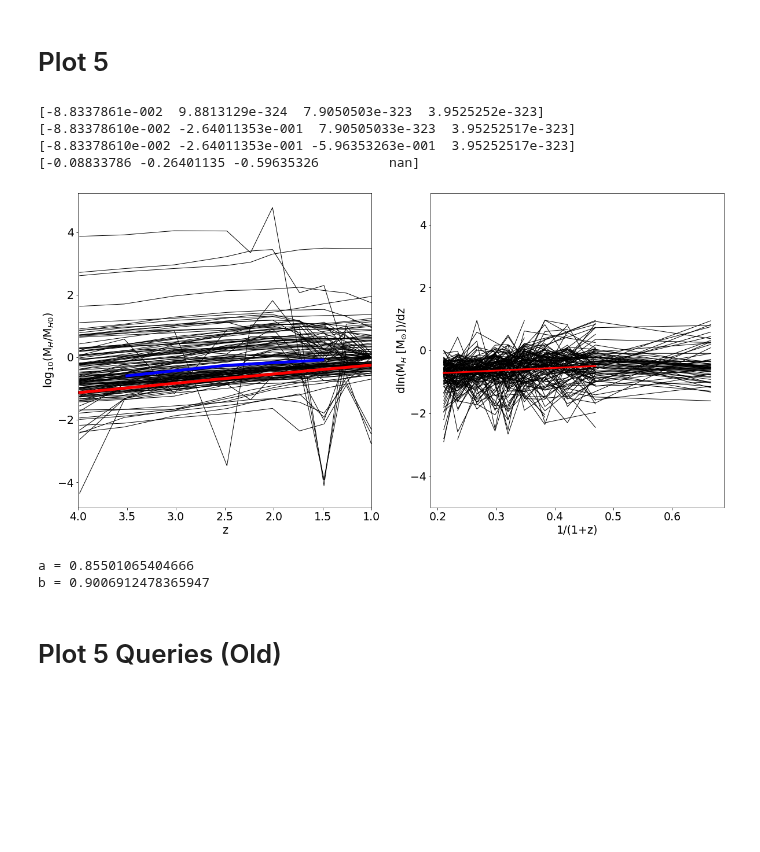
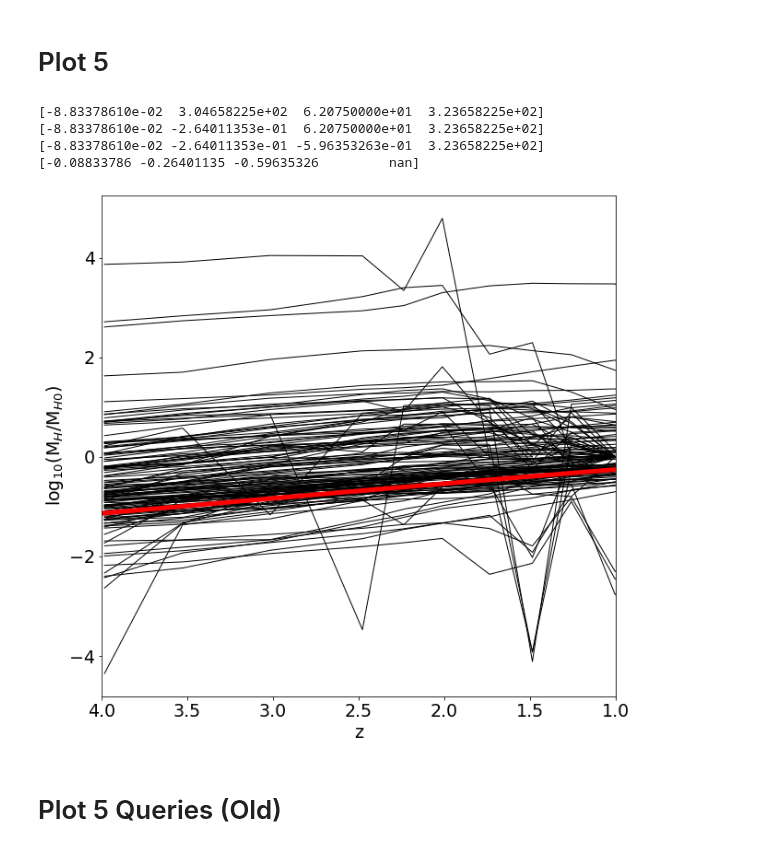
Before and after one commit to xvh422/L4-Project, a Jupyter notebook: J_Carter_Code.ipynb, the cells around one changed output. Cells and saved outputs as stored; diff of their text form; code cells hidden in the pictures; blank space fills up the shorter version.

```diff
--- a/J_Carter_Code.ipynb
+++ b/J_Carter_Code.ipynb
@@ -1087,7 +1093,7 @@ def medians(xs, ys, min, max, step):
 # %% [markdown]
 # Plot 5
 # %%
-fig, (ax1, ax2) = plt.subplots(1, 2, figsize=(20,10))
+fig, ax1 = plt.subplots(1, 1, figsize=(10,10))
 
 # Plot 1
 all_Rs = []
@@ -1097,71 +1103,40 @@ for num in nums:
   z = Results_5[num]['z']
   M = Results_5[num]['halo'][z <= 15]
   z = Results_5[num]['z'][z <= 15]
   if M[0] > 0:
     R = log_with_zeros(M/M[0])
   else:
     R = log_with_zeros(M/M[1])
   ax1.plot(z, R, linewidth=1, color='black')
   all_Rs = all_Rs + list(R)
   all_zs = all_zs + list(z)
 
 all_Rs = np.array(all_Rs)
 all_zs = np.array(all_zs)
 Meds = medians(all_zs, all_Rs, 1.0, 4.0, 1.0)
-ax1.plot(Meds[0], Meds[1], color='b', linewidth=5)
-
-
-# Plot 2
-all_Grads = []
-all_zs    = []
-for num in nums:
-  M = ln_with_zeros(Results_5[num]['halo'])
-  z = Results_5[num]['z']
-  Grads = []
-  zs    = []
-  for i in range(len(M)-1):
-    dM    = M[i+1]-M[i]
-    dz    = z[i+1]-z[i]
-    grad  = dM/dz
-    Grads = Grads + [grad]
-    zs    = zs + [z[i] + dz/2]
-  Grads   = np.array(Grads)
-  Grads_2 = Grads[np.logical_and(Grads > -3, Grads < 1)]
-  zs      = np.array(zs)
-  a      = 1/(1+zs)
-  a_2    = a[np.logical_and(Grads > -3, Grads < 1)]
-  ax2.plot(a_2, Grads_2, linewidth=1, color='black')
-  all_Grads = all_Grads + list(Grads_2)
-  all_zs    = all_zs + list(a_2)
-
-all_Grads   = np.array(all_Grads)
-all_zs      = np.array(all_zs)
-params      = np.polyfit(all_zs, all_Grads, 1)
-ax2.plot(a, params[0]*a + params[1], linewidth=3, color='r')
+#ax1.plot(Meds[0], Meds[1], color='b', linewidth=5)
 
 zs = np.arange(4, 1, -0.01)
 z2 = zs # - 1.0
 a = 0.24
 b = 0.75
 ax1.plot(zs, np.log10((1+z2)**a*np.exp(-b*z2)), '-', linewidth=5, color='red')
 
+
 ax1.set_xlabel(r'z')
 ax1.set_ylabel(r'log$_{10}$(M$_{H}$/M$_{H0}$)')
 ax2.set_xlabel(r'1/(1+z)')
 ax2.set_ylabel(r'dln(M$_{H}$ [M$_{\odot}$])/dz')
 ax1.set_xlim(4.0,1.0)
 ax2.set_ylim(-5.0,5.0)
+plt.savefig('Plot_5.jpeg', bbox_inches = 'tight')
 plt.show()
-print('a =', params[0])
-print('b =', -params[1])
 # %% [output]
-[-8.8337861e-002  9.8813129e-324  7.9050503e-323  3.9525252e-323]
-[-8.83378610e-002 -2.64011353e-001  7.90505033e-323  3.95252517e-323]
-[-8.83378610e-002 -2.64011353e-001 -5.96353263e-001  3.95252517e-323]
+[-8.83378610e-02  3.04658225e+02  6.20750000e+01  3.23658225e+02]
+[-8.83378610e-02 -2.64011353e-01  6.20750000e+01  3.23658225e+02]
+[-8.83378610e-02 -2.64011353e-01 -5.96353263e-01  3.23658225e+02]
 [-0.08833786 -0.26401135 -0.59635326         nan]
-[figure, old version]
+[figure, new version]
-a = 0.85501065404666
-b = 0.9006912478365947
 # %% [markdown]
 # Plot 5 Queries (Old)
 # %%
```
Also changed, not shown: parts of 5 cells of this notebook.
